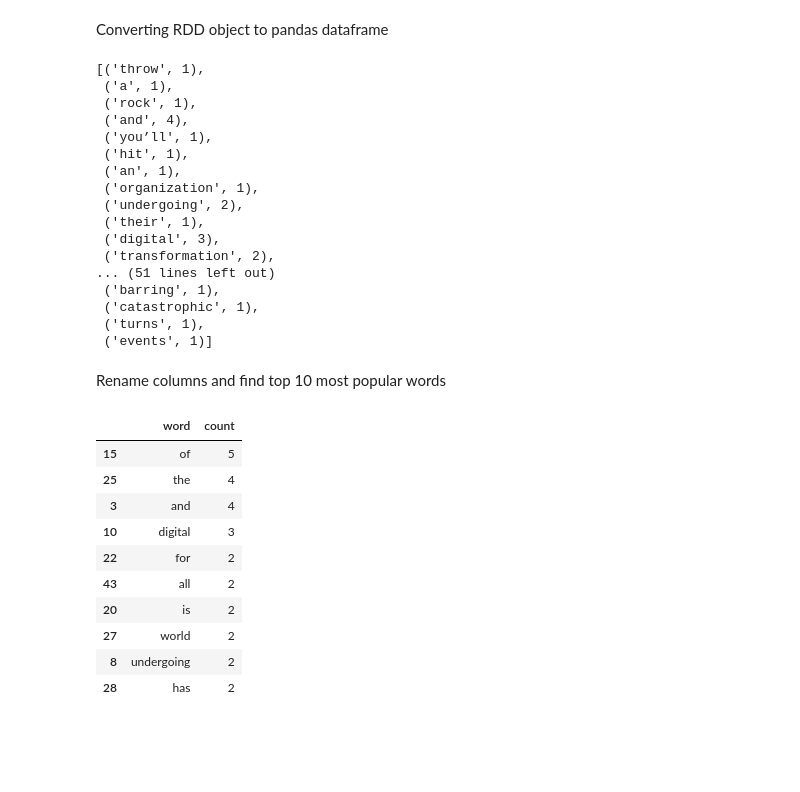
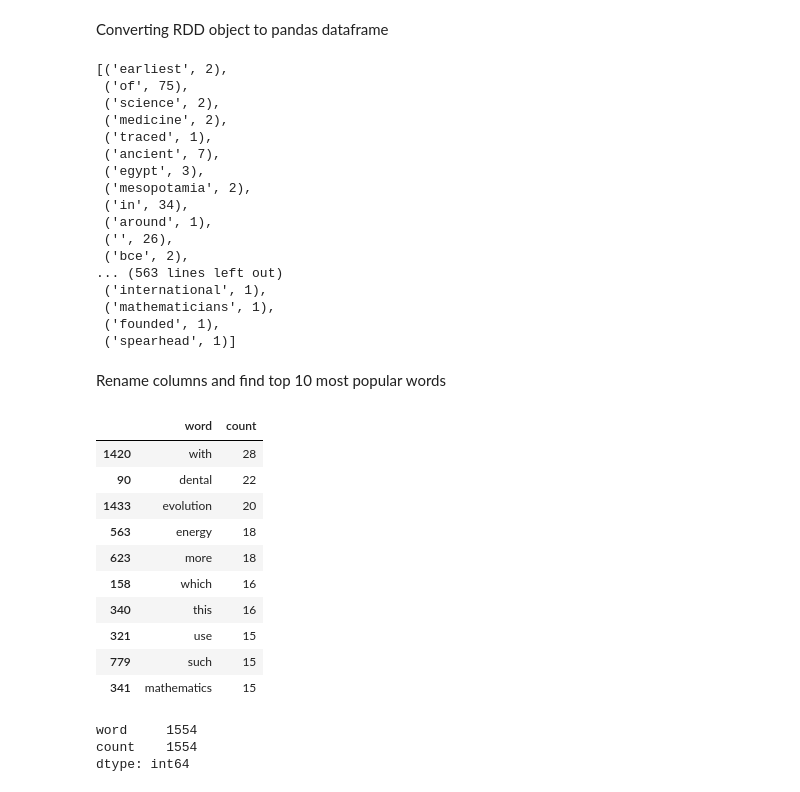
Before and after one commit to daniildzheparov999/Research_Seminar_Spark, a Jupyter notebook: spark word count.ipynb, the cells around one changed output. Cells and saved outputs as stored; diff of their text form; code cells hidden in the pictures; blank space fills up the shorter version.

```diff
--- a/spark word count.ipynb
+++ b/spark word count.ipynb
@@ -15,4 +15,8 @@ spark = SparkSession.builder\
                     .config("spark.network.timeout", "10000s")\
                     .getOrCreate()
 sc = spark.sparkContext
+# %%
+text = sc.textFile('data/history_biology.txt,'+'data/history_of_mathematics.txt,'+'data/ai.txt,'+'data/cybersecurity.txt,'+\
+    'data/dentists.txt,'+'data/energy.txt,'+'data/evolution.txt,'+'data/space.txt,'+'data/technologies.txt,'+'data/transportation.txt')
+#text2 = sc.textFile()
 # %%
@@ -21,5 +24,3 @@ sc = spark.sparkContext
-# %%
-text = sc.textFile('text.txt')
 # %%
 text.collect()
 # %% [output]
@@ -49,23 +64,23 @@ Converting RDD object to pandas dataframe
 # %%
 text_count.collect()
 # %% [output]
-[('throw', 1),
- ('a', 1),
- ('rock', 1),
- ('and', 4),
- ('you’ll', 1),
- ('hit', 1),
- ('an', 1),
- ('organization', 1),
- ('undergoing', 2),
- ('their', 1),
- ('digital', 3),
- ('transformation', 2),
-... (51 lines left out)
- ('barring', 1),
- ('catastrophic', 1),
- ('turns', 1),
- ('events', 1)]
+[('earliest', 2),
+ ('of', 75),
+ ('science', 2),
+ ('medicine', 2),
+ ('traced', 1),
+ ('ancient', 7),
+ ('egypt', 3),
+ ('mesopotamia', 2),
+ ('in', 34),
+ ('around', 1),
+ ('', 26),
+ ('bce', 2),
+... (563 lines left out)
+ ('international', 1),
+ ('mathematicians', 1),
+ ('founded', 1),
+ ('spearhead', 1)]
 # %%
 df = text_count.toDF()
 df1 = df.toPandas()
@@ -73,16 +88,26 @@ df1 = df.toPandas()
 Rename columns and find top 10 most popular words
 # %%
 df1 = df1.rename(columns={'_1':'word', '_2':'count'})
-df1.sort_values('count', ascending=False).head(10)
+prepositions = ['the', 'and', 'a', 'of', 'to', 'in', 'that', 'as', 'for', 'was', 'is', \
+                'be', 'are', 'from', 'by', 'on', 'or', '', '–', 'were']
+df1 = df1[~df1['word'].isin(prepositions)]
+df_final = df1.sort_values('count', ascending=False).head(10)
+df_final
 # %% [output]
 |  | word | count |
-| 15 | of | 5 |
-| 25 | the | 4 |
-| 3 | and | 4 |
-| 10 | digital | 3 |
-| 22 | for | 2 |
-| 43 | all | 2 |
-| 20 | is | 2 |
-| 27 | world | 2 |
-| 8 | undergoing | 2 |
-| 28 | has | 2 |
+| 1420 | with | 28 |
+| 90 | dental | 22 |
+| 1433 | evolution | 20 |
+| 563 | energy | 18 |
+| 623 | more | 18 |
+| 158 | which | 16 |
+| 340 | this | 16 |
+| 321 | use | 15 |
+| 779 | such | 15 |
+| 341 | mathematics | 15 |
+# %%
+df1.count()
+# %% [output]
+word     1554
+count    1554
+dtype: int64
```
Also changed, not shown: parts of 3 cells of this notebook.
